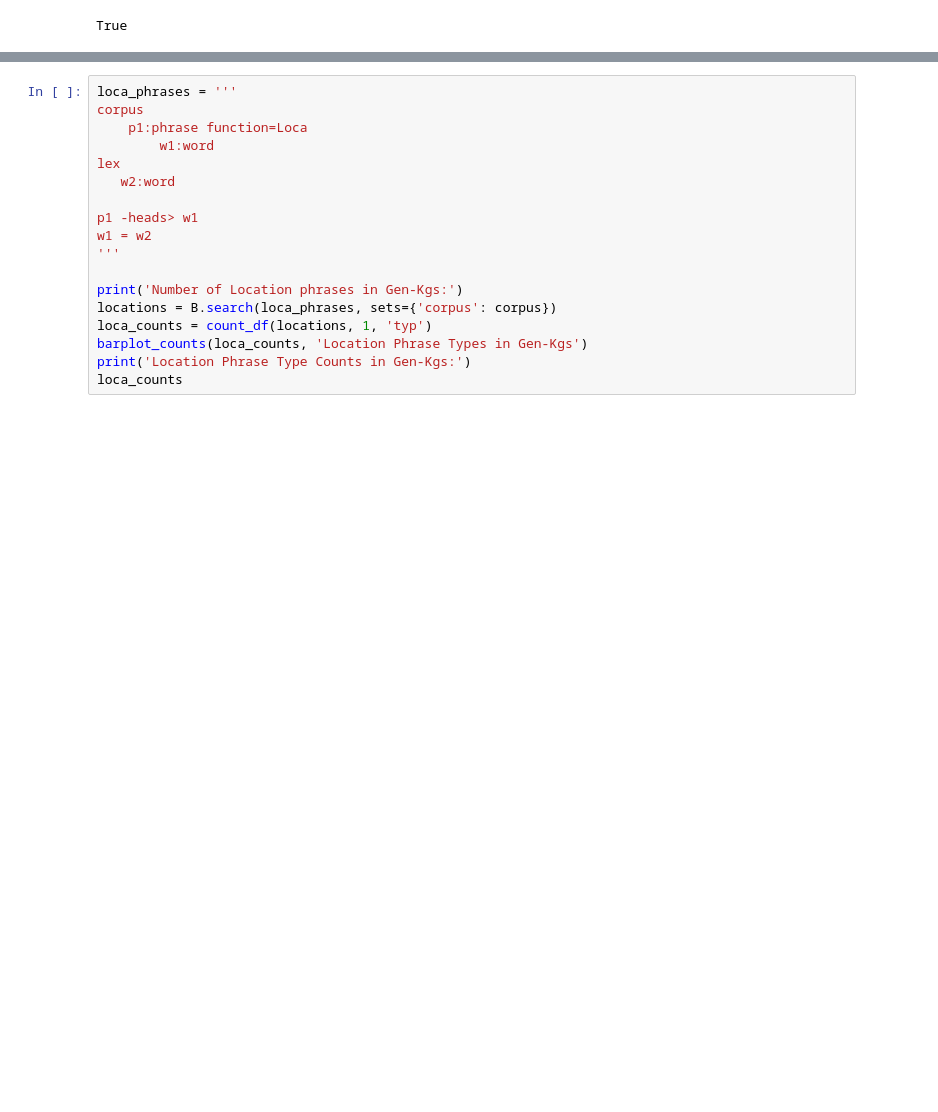
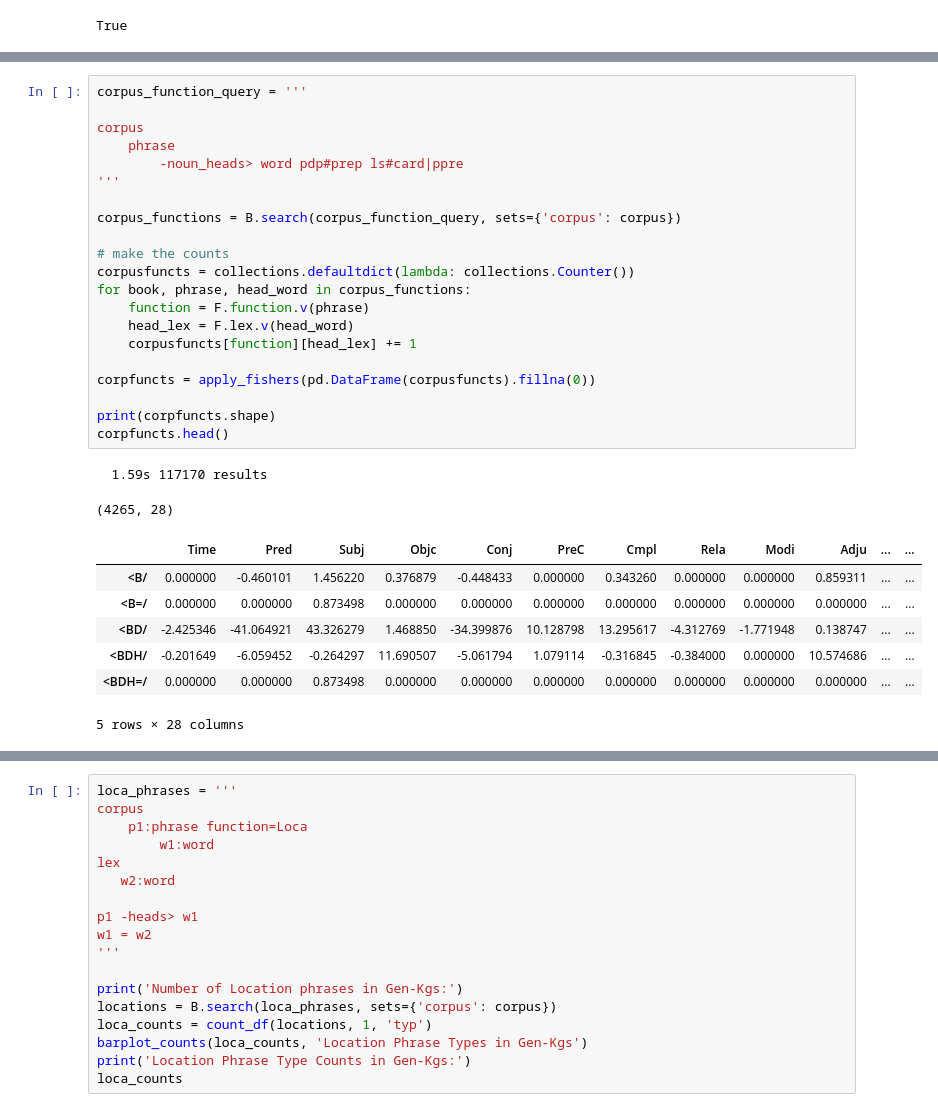
Before and after one commit to CambridgeSemiticsLab/BH_time_collocations, a Jupyter notebook: analysis/SBH_time_expressions.ipynb, the cells around one changed output, grey strips where cells are left out. Saved outputs shown, nothing was run; the diff lists cells and outputs as text; blank space fills up the shorter version.

```diff
--- a/analysis/SBH_time_expressions.ipynb
+++ b/analysis/SBH_time_expressions.ipynb
@@ -518,0 +579,31 @@ for prep in pp_noun_associations.columns:
+# %%
+corpus_function_query = '''
+
+corpus
+    phrase
+        -noun_heads> word pdp#prep ls#card|ppre
+'''
+
+corpus_functions = B.search(corpus_function_query, sets={'corpus': corpus})
+
+# make the counts
+corpusfuncts = collections.defaultdict(lambda: collections.Counter())
+for book, phrase, head_word in corpus_functions:
+    function = F.function.v(phrase)
+    head_lex = F.lex.v(head_word)
+    corpusfuncts[function][head_lex] += 1
+
+corpfuncts = apply_fishers(pd.DataFrame(corpusfuncts).fillna(0))
+
+print(corpfuncts.shape)
+corpfuncts.head()
+# %% [output]
+  1.59s 117170 results
+(4265, 28)
+|  | Time | Pred | Subj | Objc | Conj | PreC | Cmpl | Rela | Modi | Adju | ... | ... |
+| <B/ | 0.000000 | -0.460101 | 1.456220 | 0.376879 | -0.448433 | 0.000000 | 0.343260 | 0.000000 | 0.000000 | 0.859311 | ... | ... |
+| <B=/ | 0.000000 | 0.000000 | 0.873498 | 0.000000 | 0.000000 | 0.000000 | 0.000000 | 0.000000 | 0.000000 | 0.000000 | ... | ... |
+| <BD/ | -2.425346 | -41.064921 | 43.326279 | 1.468850 | -34.399876 | 10.128798 | 13.295617 | -4.312769 | -1.771948 | 0.138747 | ... | ... |
+| <BDH/ | -0.201649 | -6.059452 | -0.264297 | 11.690507 | -5.061794 | 1.079114 | -0.316845 | -0.384000 | 0.000000 | 10.574686 | ... | ... |
+| <BDH=/ | 0.000000 | 0.000000 | 0.873498 | 0.000000 | 0.000000 | 0.000000 | 0.000000 | 0.000000 | 0.000000 | 0.000000 | ... | ... |
+5 rows × 28 columns
```
Also changed, not shown: parts of 24 cells of this notebook.
